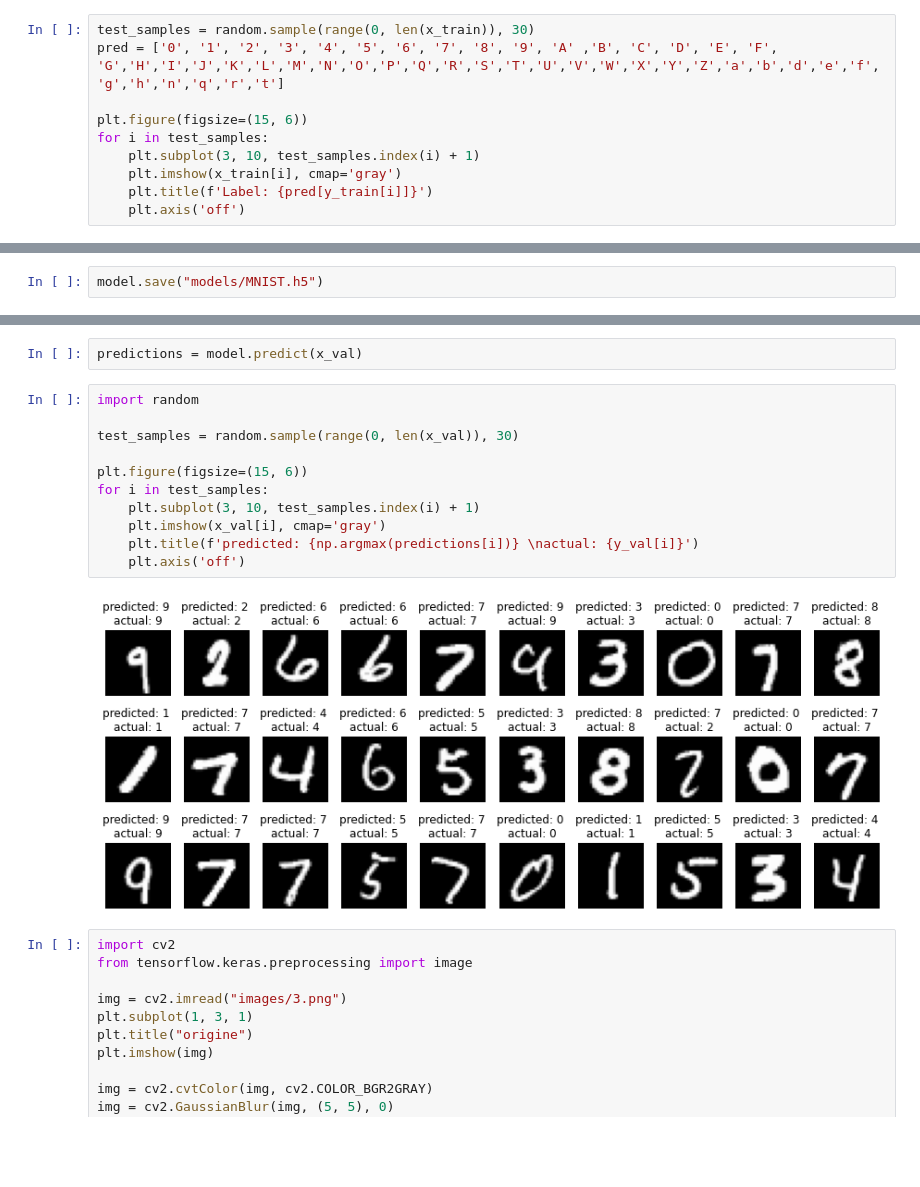
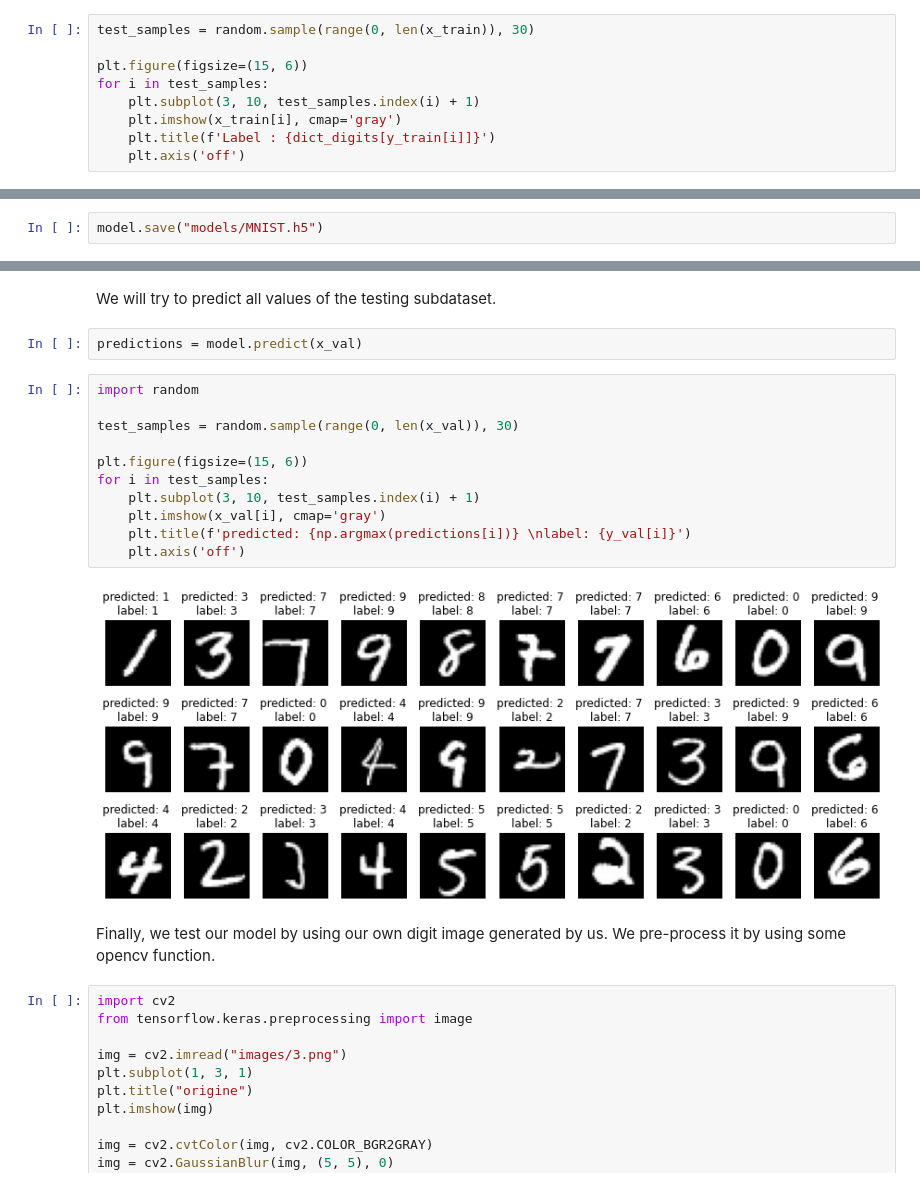
Before and after one commit to alexisdacosta/handwritten-character-sequence-recognition, a Jupyter notebook: notebooks/model_CNN_digits.ipynb, the cells around one changed output, grey strips where cells are left out. Drawn from its saved outputs; the diff is of its cells as text; blank space fills up the shorter version.

```diff
--- a/notebooks/model_CNN_digits.ipynb
+++ b/notebooks/model_CNN_digits.ipynb
@@ -21,11 +55,10 @@ x_val = x_val/255.0
 # %%
 test_samples = random.sample(range(0, len(x_train)), 30)
-pred = ['0', '1', '2', '3', '4', '5', '6', '7', '8', '9', 'A' ,'B', 'C', 'D', 'E', 'F', 'G','H','I','J','K','L','M','N','O','P','Q','R','S','T','U','V','W','X','Y','Z','a','b','d','e','f','g','h','n','q','r','t']
 
 plt.figure(figsize=(15, 6))
 for i in test_samples:
     plt.subplot(3, 10, test_samples.index(i) + 1)
     plt.imshow(x_train[i], cmap='gray')
-    plt.title(f'Label: {pred[y_train[i]]}')
+    plt.title(f'Label : {dict_digits[y_train[i]]}')
     plt.axis('off')
 # %% [output]
@@ -116,19 +173,23 @@ model = keras.models.load_model('models/MNIST.h5')
 To enable them in other operations, rebuild TensorFlow with the appropriate compiler flags.
+# %% [markdown]
+We will try to predict all values of the testing subdataset.
 # %%
 predictions = model.predict(x_val)
 # %%
 import random
 
 test_samples = random.sample(range(0, len(x_val)), 30)
 
 plt.figure(figsize=(15, 6))
 for i in test_samples:
     plt.subplot(3, 10, test_samples.index(i) + 1)
     plt.imshow(x_val[i], cmap='gray')
-    plt.title(f'predicted: {np.argmax(predictions[i])} \nactual: {y_val[i]}')
+    plt.title(f'predicted: {np.argmax(predictions[i])} \nlabel: {y_val[i]}')
     plt.axis('off')
 # %% [output]
-[figure, old version]
+[figure, new version]
+# %% [markdown]
+Finally, we test our model by using our own digit image generated by us. We pre-process it by using some opencv function.
 # %%
 import cv2
 from tensorflow.keras.preprocessing import image
```
Also changed, not shown: parts of 23 cells of this notebook, 15 other files.
